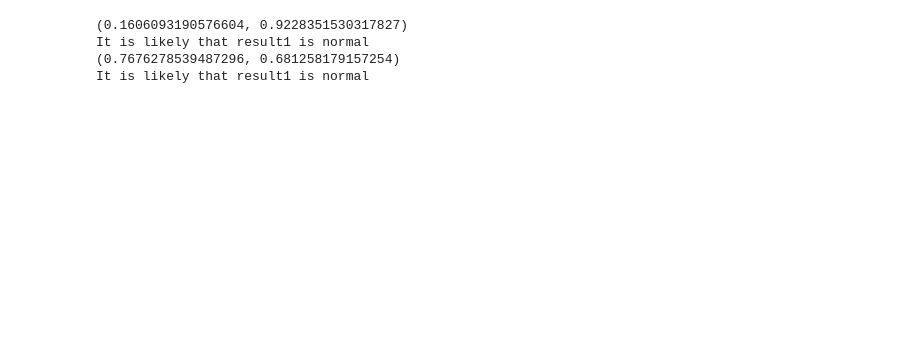
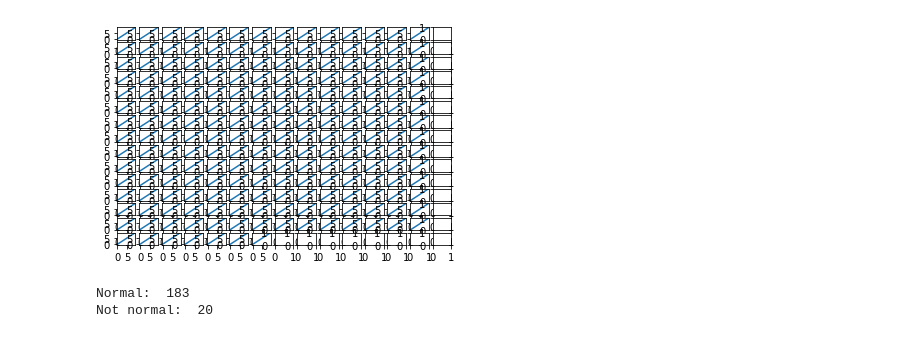
Before and after one commit to thkaridis/KnnNoiseExperiments, a Jupyter notebook: StatisticalTest.ipynb, the cells around one changed output. Saved outputs shown, nothing was run; the diff lists cells and outputs as text; code cells hidden in the pictures; blank space fills up the shorter version.

Commit message:
Normality test

```diff
--- a/StatisticalTest.ipynb
+++ b/StatisticalTest.ipynb
@@ -42,21 +1,55 @@ max     0.783333   0.573529
-# %%
-from pandas import read_csv
-from scipy.stats import normaltest
-from matplotlib import pyplot
-
-result=[]
-result.append(read_csv('ELAResults/10EKNNGlass0.csv', header=None))
-result.append(read_csv('ELAResults/dtGlass0.csv', header=None))
-
-for res in result:
-    value, p = normaltest(res.values[:,0])
-    print(value, p)
-    if p >= 0.05:
-        print('It is likely that result1 is normal')
-    else:
-        print('It is unlikely that result1 is normal')
-# %% [output]
-(0.1606093190576604, 0.9228351530317827)
-It is likely that result1 is normal
-(0.7676278539487296, 0.681258179157254)
-It is likely that result1 is normal
+# %%
+import glob, os
+from pandas import DataFrame
+from pandas import read_csv
+from matplotlib import pyplot as plt
+from scipy.stats import normaltest
+import numpy as np
+
+
+homePath="/home/gelou/Desktop/MSc/Applied_Data_Science/KnnNoiseExperiments/ELAResults"
+os.chdir(homePath)
+filenames=glob.glob("*.csv")
+# %%
+lst=[]
+df = DataFrame()
+
+for f in filenames:
+
+    filepath=homePath +"/"+f
+    df=read_csv(filepath,index_col=None, header=None)
+    lst.append(df)
+
+normal=0
+not_normal=0
+
+for r in lst:
+    value, p = normaltest(r)
+
+    if p >= 0.05:
+        normal+=1
+    else:
+        not_normal+=1
+
+
+fig, ax = plt.subplots(15, 15)
+column=0
+row=0
+
+for r in lst:
+    if column==14:
+        row+=1
+        column=0
+
+    ax[row, column].plot(range(10))
+
+    column+=1
+
+plt.show()
+
+print "Normal: ", normal
+print "Not normal: ", not_normal
+# %% [output]
+[figure, added]
+Normal:  183
+Not normal:  20
```
Also changed, not shown: parts of 2 cells of this notebook.
